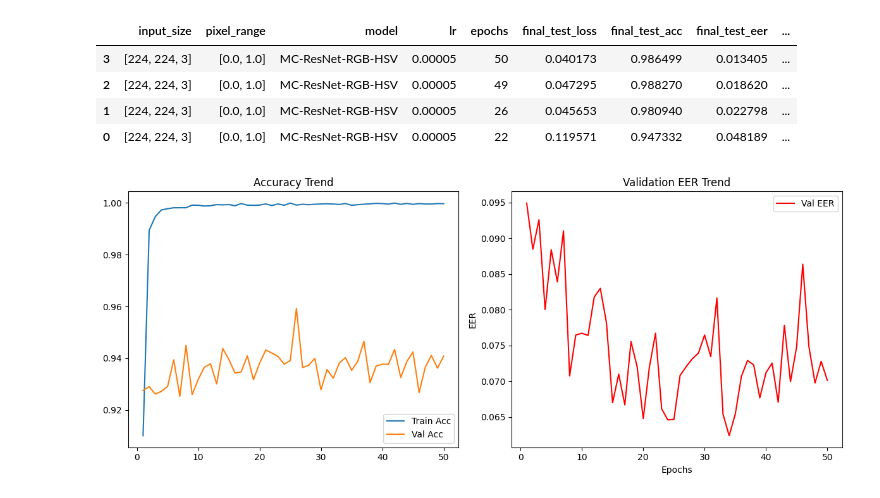
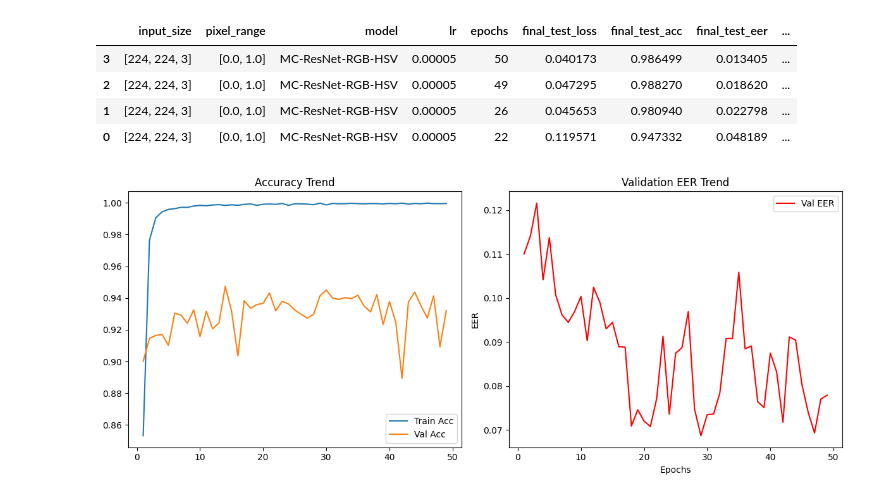
Before and after one commit to OussamaMadev/face-anti-spoofing-pipline, a Jupyter notebook: record_analyse.ipynb, the cells around one changed output. Saved outputs shown, nothing was run; the diff lists cells and outputs as text; code cells hidden in the pictures.

```diff
--- a/record_analyse.ipynb
+++ b/record_analyse.ipynb
@@ -20,6 +20,6 @@ Notes: testing colorspaces layers (rgp and hsv) with resnet block with multiple
 | 1 | [224, 224, 3] | [0.0, 1.0] | MC-ResNet-RGB-HSV | 0.00005 | 26 | 0.045653 | 0.980940 | 0.022798 | ... |
 | 0 | [224, 224, 3] | [0.0, 1.0] | MC-ResNet-RGB-HSV | 0.00005 | 22 | 0.119571 | 0.947332 | 0.048189 | ... |
 # %%
-rr.plot_training_trends(jason_path, record_index=3)
+rr.plot_training_trends(jason_path, record_index=2)
 # %% [output]
-[figure, old version]
+[figure, new version]
```
Also changed, not shown: 7 other files.
